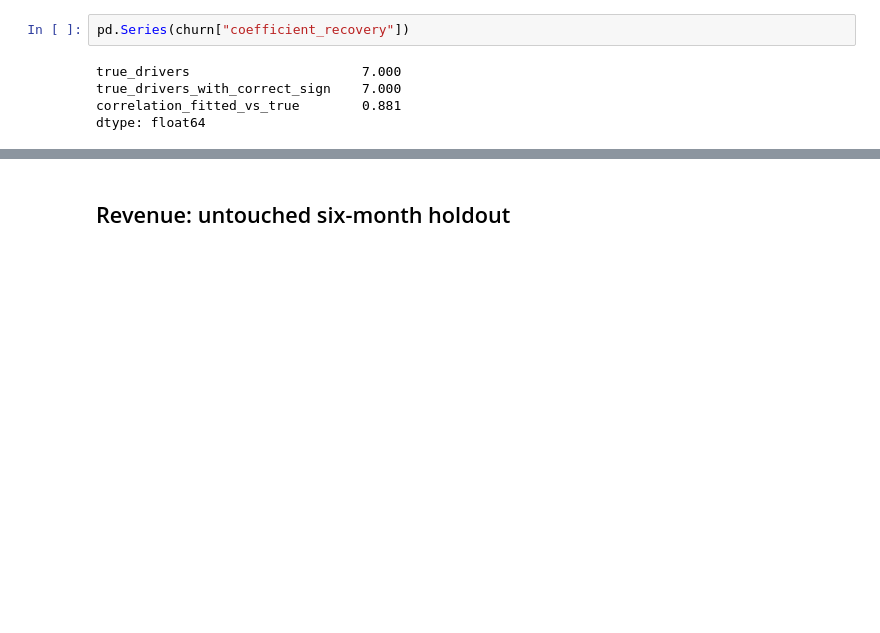
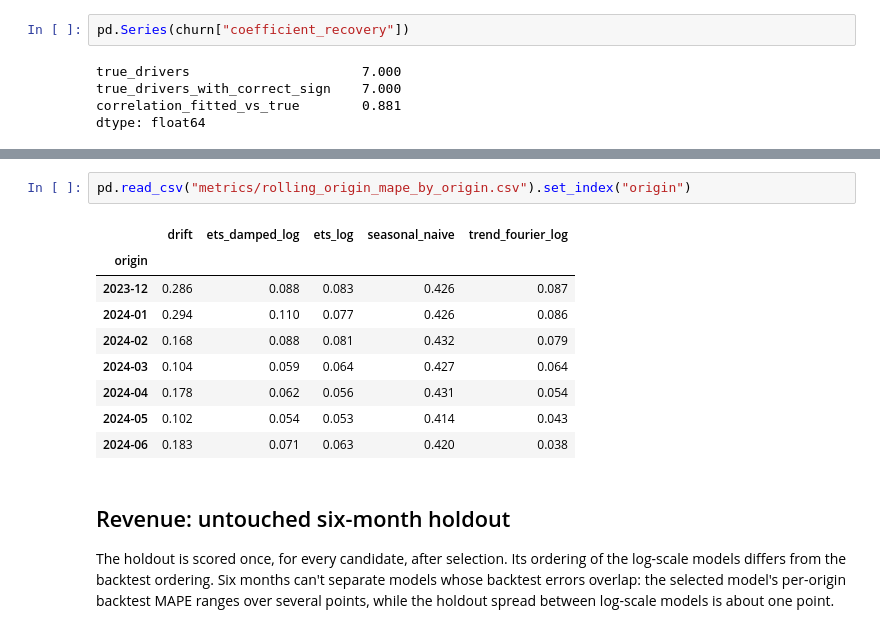
Before and after one commit to cperrone96/medical-sales-churn-forecasting, a Jupyter notebook: sales_churn_and_forecasting.ipynb, the cells around one changed output, grey strips where cells are left out. Saved outputs shown, nothing was run; the diff lists cells and outputs as text; blank space fills up the shorter version.

```diff
--- a/sales_churn_and_forecasting.ipynb
+++ b/sales_churn_and_forecasting.ipynb
@@ -113,5 +148,19 @@ pd.DataFrame(revenue["backtest"]).set_index("method")
+# %%
+pd.read_csv("metrics/rolling_origin_mape_by_origin.csv").set_index("origin")
+# %% [output]
+|  | drift | ets_damped_log | ets_log | seasonal_naive | trend_fourier_log |
+| origin |  |  |  |  |  |
+| 2023-12 | 0.286 | 0.088 | 0.083 | 0.426 | 0.087 |
+| 2024-01 | 0.294 | 0.110 | 0.077 | 0.426 | 0.086 |
+| 2024-02 | 0.168 | 0.088 | 0.081 | 0.432 | 0.079 |
+| 2024-03 | 0.104 | 0.059 | 0.064 | 0.427 | 0.064 |
+| 2024-04 | 0.178 | 0.062 | 0.056 | 0.431 | 0.054 |
+| 2024-05 | 0.102 | 0.054 | 0.053 | 0.414 | 0.043 |
+| 2024-06 | 0.183 | 0.071 | 0.063 | 0.420 | 0.038 |
 # %% [markdown]
 ## Revenue: untouched six-month holdout
+
+The holdout is scored once, for every candidate, after selection. Its ordering of the log-scale models differs from the backtest ordering. Six months can't separate models whose backtest errors overlap: the selected model's per-origin backtest MAPE ranges over several points, while the holdout spread between log-scale models is about one point.
 # %%
 print("Selected by backtest:", revenue["selected_method"])
 display(pd.DataFrame(revenue["holdout"]).set_index("method"))
```
Also changed, not shown: parts of 7 cells of this notebook, 17 other files.
